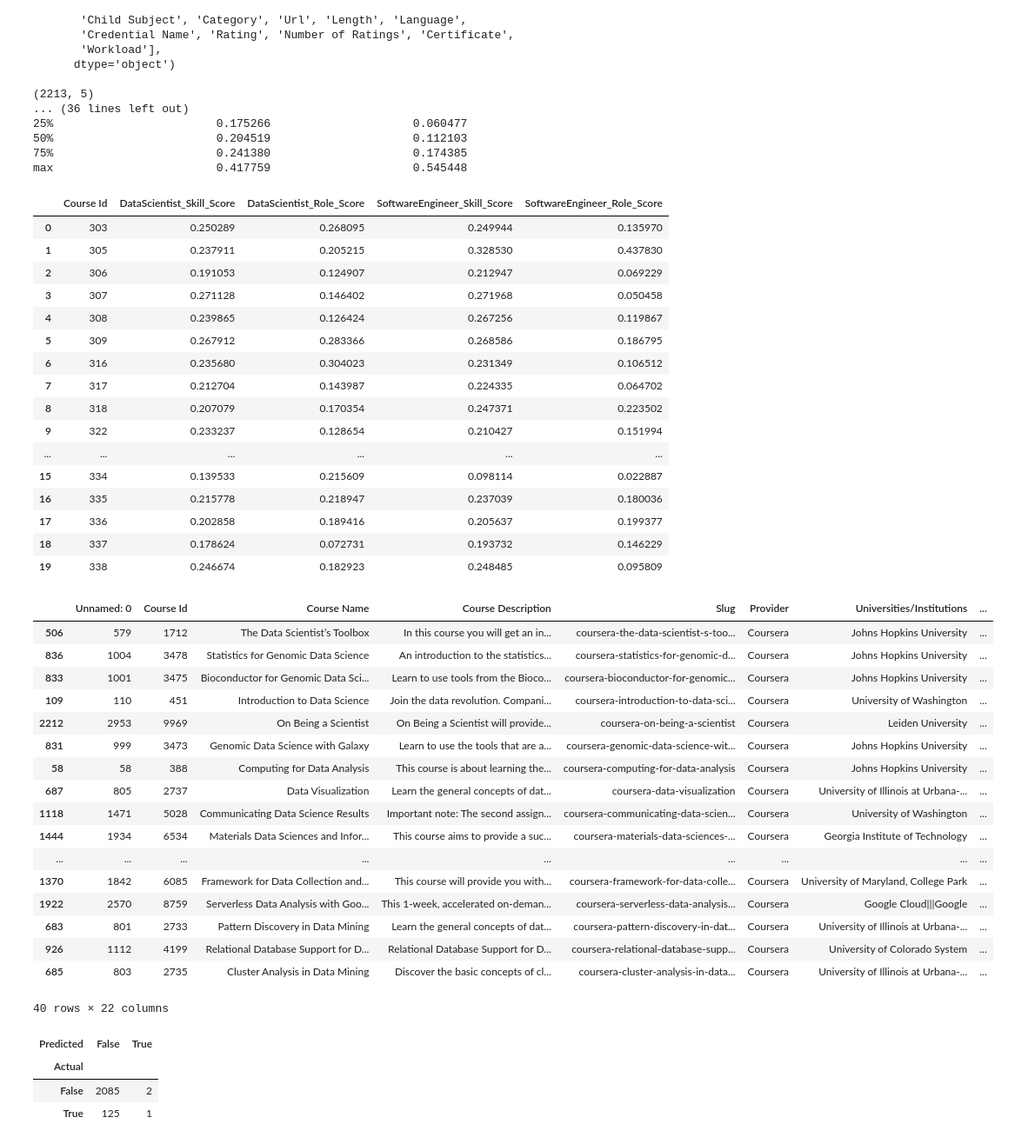
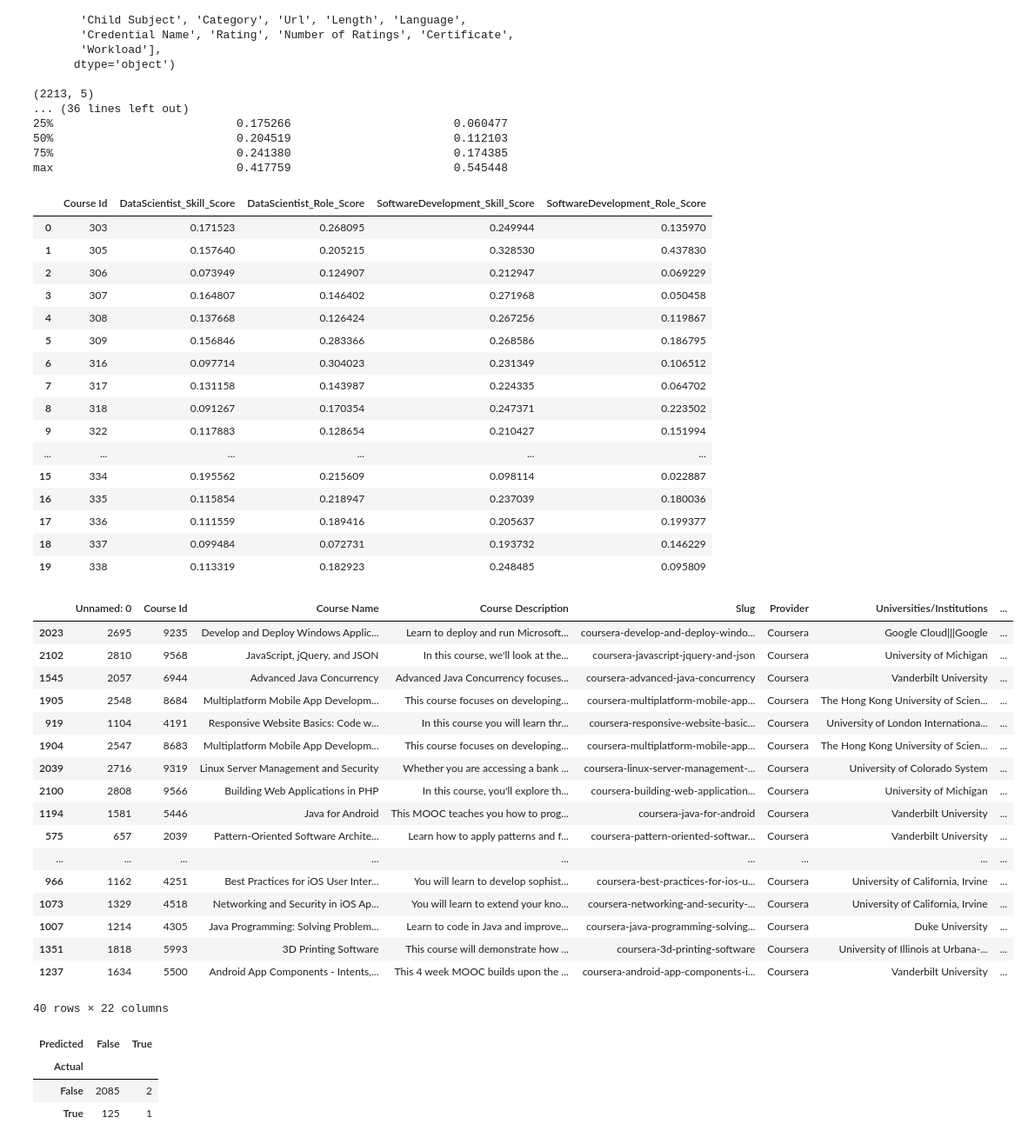
Before and after one commit to iamdv/mooc-recommender, a Jupyter notebook: Notebooks/Model | Word2Vec | Google.ipynb, the cells around one changed output. Shown: that part at 87% size. Cells and saved outputs as stored; diff of their text form; code cells hidden in the pictures.

```diff
--- a/Notebooks/Model | Word2Vec | Google.ipynb
+++ b/Notebooks/Model | Word2Vec | Google.ipynb
@@ -20,7 +20,7 @@ label_data_scientist = ['Data Science','Machine Learning',
                            'Data Analysis', 'Business Intelligence',
                            'Data Mining','Data Visualization']
 
-label_software_engineer = ['Software Development','Computer Science',
+label_software_development = ['Software Development','Computer Science',
                            'Programming Languages', 'Software Development',
                            'Web Development','Algorithms and Data Structures']
 
@@ -34,7 +34,7 @@ my_fpath_courses = "../Data/main_coursera.csv"
 
 my_fpath_skills_DataScientist = "../Data/Word2Vec-Google/Word2VecGoogle_DataScientist.csv"
 
-my_fpath_skills_SoftwareEngineer = "../Data/Word2Vec-Google/Word2VecGoogle_SoftwareEngineer.csv"
+my_fpath_skills_SoftwareDevelopment = "../Data/Word2Vec-Google/Word2VecGoogle_SoftwareDevelopment.csv"
 
 # *******************************************************************
 # %%
@@ -62,6 +62,6 @@ df_DataScientist = pd.read_csv(my_fpath_skills_DataScientist)
 df_DataScientist = df_DataScientist.drop('Role', 1)
 df_DataScientist.columns = ['Course Id', 'DataScientist_Skill_Score', 'DataScientist_Role_Score']
 
-df_SoftwareEngineer = pd.read_csv(my_fpath_skills_SoftwareEngineer)
-df_SoftwareEngineer = df_SoftwareEngineer.drop('Role', 1)
-df_SoftwareEngineer.columns = ['Course Id','SoftwareEngineer_Skill_Score', 'SoftwareEngineer_Role_Score']
+df_SoftwareDevelopment = pd.read_csv(my_fpath_skills_SoftwareDevelopment)
+df_SoftwareDevelopment = df_SoftwareDevelopment.drop('Role', 1)
+df_SoftwareDevelopment.columns = ['Course Id','SoftwareDevelopment_Skill_Score', 'SoftwareDevelopment_Role_Score']
@@ -68,7 +70,7 @@ df_SoftwareEngineer.columns = ['Course Id','SoftwareEngineer_Skill_Score', 'Soft
 # %%
 # Merging the csv files
 
-df_cosdist = df_DataScientist.merge(df_SoftwareEngineer, on = 'Course Id', how = 'outer')
+df_cosdist = df_DataScientist.merge(df_SoftwareDevelopment, on = 'Course Id', how = 'outer')
 # %%
 # Exploring data dimensionality, feature names, and feature types.
 
@@ -106,48 +108,48 @@ max                        0.417759                     0.545448
 
 df_cosdist.head(20)
 # %% [output]
-|  | Course Id | DataScientist_Skill_Score | DataScientist_Role_Score | SoftwareEngineer_Skill_Score | SoftwareEngineer_Role_Score |
-| 0 | 303 | 0.250289 | 0.268095 | 0.249944 | 0.135970 |
-| 1 | 305 | 0.237911 | 0.205215 | 0.328530 | 0.437830 |
-| 2 | 306 | 0.191053 | 0.124907 | 0.212947 | 0.069229 |
-| 3 | 307 | 0.271128 | 0.146402 | 0.271968 | 0.050458 |
-| 4 | 308 | 0.239865 | 0.126424 | 0.267256 | 0.119867 |
-| 5 | 309 | 0.267912 | 0.283366 | 0.268586 | 0.186795 |
-| 6 | 316 | 0.235680 | 0.304023 | 0.231349 | 0.106512 |
-| 7 | 317 | 0.212704 | 0.143987 | 0.224335 | 0.064702 |
-| 8 | 318 | 0.207079 | 0.170354 | 0.247371 | 0.223502 |
-| 9 | 322 | 0.233237 | 0.128654 | 0.210427 | 0.151994 |
+|  | Course Id | DataScientist_Skill_Score | DataScientist_Role_Score | SoftwareDevelopment_Skill_Score | SoftwareDevelopment_Role_Score |
+| 0 | 303 | 0.171523 | 0.268095 | 0.249944 | 0.135970 |
+| 1 | 305 | 0.157640 | 0.205215 | 0.328530 | 0.437830 |
+| 2 | 306 | 0.073949 | 0.124907 | 0.212947 | 0.069229 |
+| 3 | 307 | 0.164807 | 0.146402 | 0.271968 | 0.050458 |
+| 4 | 308 | 0.137668 | 0.126424 | 0.267256 | 0.119867 |
+| 5 | 309 | 0.156846 | 0.283366 | 0.268586 | 0.186795 |
+| 6 | 316 | 0.097714 | 0.304023 | 0.231349 | 0.106512 |
+| 7 | 317 | 0.131158 | 0.143987 | 0.224335 | 0.064702 |
+| 8 | 318 | 0.091267 | 0.170354 | 0.247371 | 0.223502 |
+| 9 | 322 | 0.117883 | 0.128654 | 0.210427 | 0.151994 |
 | ... | ... | ... | ... | ... | ... |
-| 15 | 334 | 0.139533 | 0.215609 | 0.098114 | 0.022887 |
-| 16 | 335 | 0.215778 | 0.218947 | 0.237039 | 0.180036 |
-| 17 | 336 | 0.202858 | 0.189416 | 0.205637 | 0.199377 |
-| 18 | 337 | 0.178624 | 0.072731 | 0.193732 | 0.146229 |
-| 19 | 338 | 0.246674 | 0.182923 | 0.248485 | 0.095809 |
+| 15 | 334 | 0.195562 | 0.215609 | 0.098114 | 0.022887 |
+| 16 | 335 | 0.115854 | 0.218947 | 0.237039 | 0.180036 |
+| 17 | 336 | 0.111559 | 0.189416 | 0.205637 | 0.199377 |
+| 18 | 337 | 0.099484 | 0.072731 | 0.193732 | 0.146229 |
+| 19 | 338 | 0.113319 | 0.182923 | 0.248485 | 0.095809 |
 # %%
 # Joining two dataframes - Courses and the Cosein Similarity Results based on the 'Course Id' variable.
 # Inner joins: Joins two tables with the common rows. This is a set operateion.
 
 df_courses_score = df_courses.merge(df_cosdist, on ='Course Id', how='inner')
 # %%
-df_courses_score.sort_values(by=['DataScientist_Role_Score'], ascending=False).head(40)
+df_courses_score.sort_values(by=['SoftwareDevelopment_Skill_Score'], ascending=False).head(40)
 # %% [output]
 |  | Unnamed: 0 | Course Id | Course Name | Course Description | Slug | Provider | Universities/Institutions | ... |
-| 506 | 579 | 1712 | The Data Scientist’s Toolbox | In this course you will get an in... | coursera-the-data-scientist-s-too... | Coursera | Johns Hopkins University | ... |
-| 836 | 1004 | 3478 | Statistics for Genomic Data Science | An introduction to the statistics... | coursera-statistics-for-genomic-d... | Coursera | Johns Hopkins University | ... |
-| 833 | 1001 | 3475 | Bioconductor for Genomic Data Sci... | Learn to use tools from the Bioco... | coursera-bioconductor-for-genomic... | Coursera | Johns Hopkins University | ... |
-| 109 | 110 | 451 | Introduction to Data Science | Join the data revolution. Compani... | coursera-introduction-to-data-sci... | Coursera | University of Washington | ... |
-| 2212 | 2953 | 9969 | On Being a Scientist | On Being a Scientist will provide... | coursera-on-being-a-scientist | Coursera | Leiden University | ... |
-| 831 | 999 | 3473 | Genomic Data Science with Galaxy | Learn to use the tools that are a... | coursera-genomic-data-science-wit... | Coursera | Johns Hopkins University | ... |
-| 58 | 58 | 388 | Computing for Data Analysis | This course is about learning the... | coursera-computing-for-data-analysis | Coursera | Johns Hopkins University | ... |
-| 687 | 805 | 2737 | Data Visualization | Learn the general concepts of dat... | coursera-data-visualization | Coursera | University of Illinois at Urbana-... | ... |
-| 1118 | 1471 | 5028 | Communicating Data Science Results | Important note: The second assign... | coursera-communicating-data-scien... | Coursera | University of Washington | ... |
-| 1444 | 1934 | 6534 | Materials Data Sciences and Infor... | This course aims to provide a suc... | coursera-materials-data-sciences-... | Coursera | Georgia Institute of Technology | ... |
+| 2023 | 2695 | 9235 | Develop and Deploy Windows Applic... | Learn to deploy and run Microsoft... | coursera-develop-and-deploy-windo... | Coursera | Google Cloud|||Google | ... |
+| 2102 | 2810 | 9568 | JavaScript, jQuery, and JSON | In this course, we'll look at the... | coursera-javascript-jquery-and-json | Coursera | University of Michigan | ... |
+| 1545 | 2057 | 6944 | Advanced Java Concurrency | Advanced Java Concurrency focuses... | coursera-advanced-java-concurrency | Coursera | Vanderbilt University | ... |
+| 1905 | 2548 | 8684 | Multiplatform Mobile App Developm... | This course focuses on developing... | coursera-multiplatform-mobile-app... | Coursera | The Hong Kong University of Scien... | ... |
+| 919 | 1104 | 4191 | Responsive Website Basics: Code w... | In this course you will learn thr... | coursera-responsive-website-basic... | Coursera | University of London Internationa... | ... |
+| 1904 | 2547 | 8683 | Multiplatform Mobile App Developm... | This course focuses on developing... | coursera-multiplatform-mobile-app... | Coursera | The Hong Kong University of Scien... | ... |
+| 2039 | 2716 | 9319 | Linux Server Management and Security | Whether you are accessing a bank ... | coursera-linux-server-management-... | Coursera | University of Colorado System | ... |
+| 2100 | 2808 | 9566 | Building Web Applications in PHP | In this course, you'll explore th... | coursera-building-web-application... | Coursera | University of Michigan | ... |
+| 1194 | 1581 | 5446 | Java for Android | This MOOC teaches you how to prog... | coursera-java-for-android | Coursera | Vanderbilt University | ... |
+| 575 | 657 | 2039 | Pattern-Oriented Software Archite... | Learn how to apply patterns and f... | coursera-pattern-oriented-softwar... | Coursera | Vanderbilt University | ... |
 | ... | ... | ... | ... | ... | ... | ... | ... | ... |
-| 1370 | 1842 | 6085 | Framework for Data Collection and... | This course will provide you with... | coursera-framework-for-data-colle... | Coursera | University of Maryland, College Park | ... |
-| 1922 | 2570 | 8759 | Serverless Data Analysis with Goo... | This 1-week, accelerated on-deman... | coursera-serverless-data-analysis... | Coursera | Google Cloud|||Google | ... |
-| 683 | 801 | 2733 | Pattern Discovery in Data Mining | Learn the general concepts of dat... | coursera-pattern-discovery-in-dat... | Coursera | University of Illinois at Urbana-... | ... |
-| 926 | 1112 | 4199 | Relational Database Support for D... | Relational Database Support for D... | coursera-relational-database-supp... | Coursera | University of Colorado System | ... |
-| 685 | 803 | 2735 | Cluster Analysis in Data Mining | Discover the basic concepts of cl... | coursera-cluster-analysis-in-data... | Coursera | University of Illinois at Urbana-... | ... |
+| 966 | 1162 | 4251 | Best Practices for iOS User Inter... | You will learn to develop sophist... | coursera-best-practices-for-ios-u... | Coursera | University of California, Irvine | ... |
+| 1073 | 1329 | 4518 | Networking and Security in iOS Ap... | You will learn to extend your kno... | coursera-networking-and-security-... | Coursera | University of California, Irvine | ... |
+| 1007 | 1214 | 4305 | Java Programming: Solving Problem... | Learn to code in Java and improve... | coursera-java-programming-solving... | Coursera | Duke University | ... |
+| 1351 | 1818 | 5993 | 3D Printing Software | This course will demonstrate how ... | coursera-3d-printing-software | Coursera | University of Illinois at Urbana-... | ... |
+| 1237 | 1634 | 5500 | Android App Components - Intents,... | This 4 week MOOC builds upon the ... | coursera-android-app-components-i... | Coursera | Vanderbilt University | ... |
 40 rows × 22 columns
 # %%
 # Tranforming and shaping the data to create the confusion matrix for the ROLE: DATA SCIENTIST
```
Also changed, not shown: parts of 6 cells of this notebook, 12 other files.
